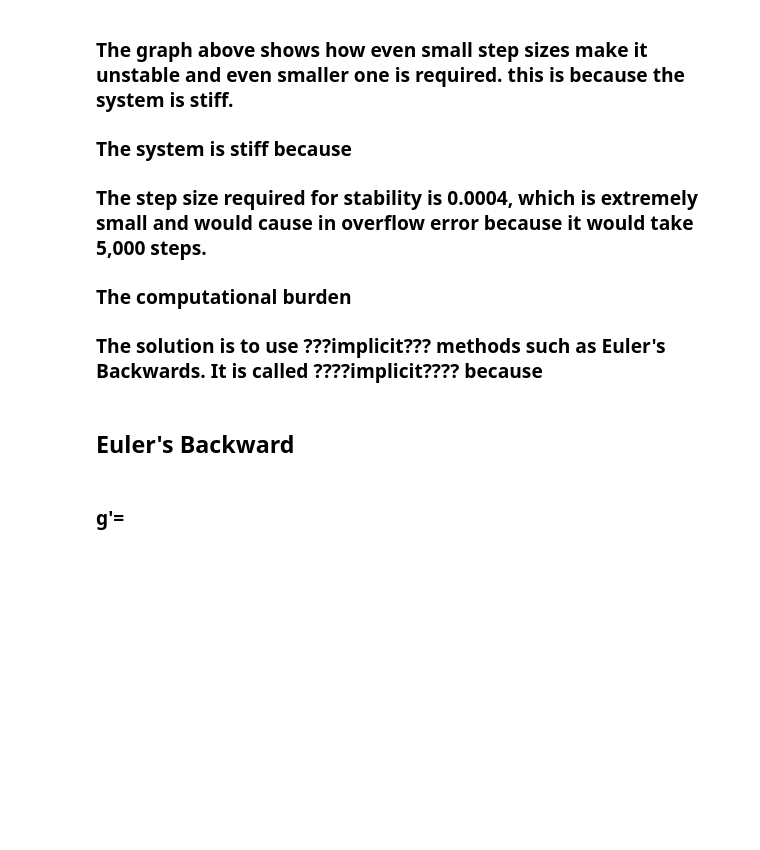
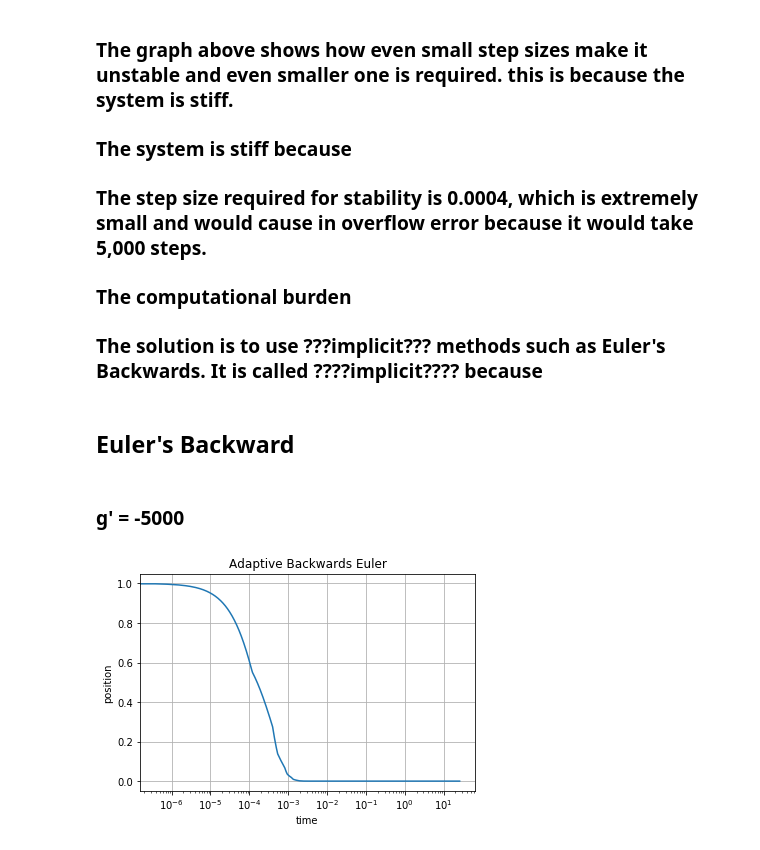
Before and after one commit to sk65556/coe311K, a Jupyter notebook: Kaba_Saran_COE311k_FinalProject2.ipynb, the cells around one changed output. Saved outputs shown, nothing was run; the diff lists cells and outputs as text; code cells hidden in the pictures; blank space fills up the shorter version.

```diff
--- a/Kaba_Saran_COE311k_FinalProject2.ipynb
+++ b/Kaba_Saran_COE311k_FinalProject2.ipynb
@@ -47,18 +48,4 @@ plt.show()
 # %% [markdown]
 ## Euler's Backward
 # %% [markdown]
-### g'=
+### g' = -5000
-# %%
-# Newton-Raphson for single step with Backward Euler
-def backward_euler_step(f, y, t, h, tol=1e-6, max_iter=20):
-    y_next = y  # Initial guess
-    for _ in range(max_iter):
-        g_val = y_next - y - h * f(t + h, y_next)
-        g_prime_val = 1 - h * fprime(y_next)
-        if abs(g_prime_val) < tol:  # Avoid division by zero
-            break
-        y_new = y_next - g_val / g_prime_val
-        if abs(y_new - y_next) < tol:
-            return y_new  # Converged
-        y_next = y_new
-    return y_next
@@ -64,0 +110,18 @@ def backward_euler_step(f, y, t, h, tol=1e-6, max_iter=20):
+# %%
+y=1
+t0=0
+tf=20
+h=0.1
+
+t_values,y_values,total_iterations,error=backward_euler_adaptive(f, y, t0, tf, h, tol=1e-6, max_iter=20)
+
+plt.figure()
+plt.plot(t_values,y_values)
+plt.xlabel('time')
+plt.ylabel('position')
+plt.xscale('log')
+plt.grid(True)
+plt.title('Adaptive Backwards Euler')
+plt.show()
+# %% [output]
+[figure, added]
```
Also changed, not shown: parts of 7 cells of this notebook, 2 other files.
